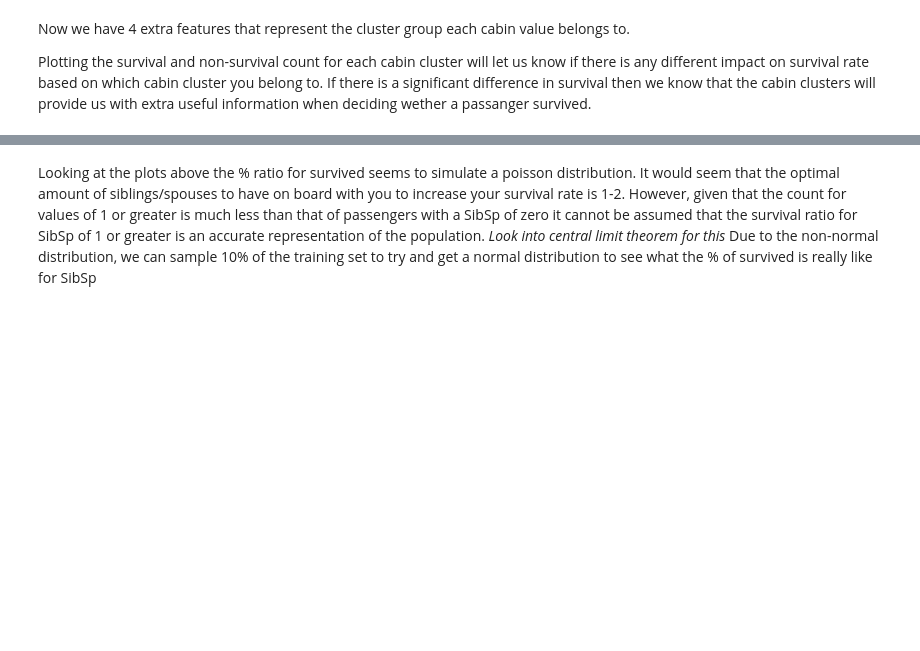
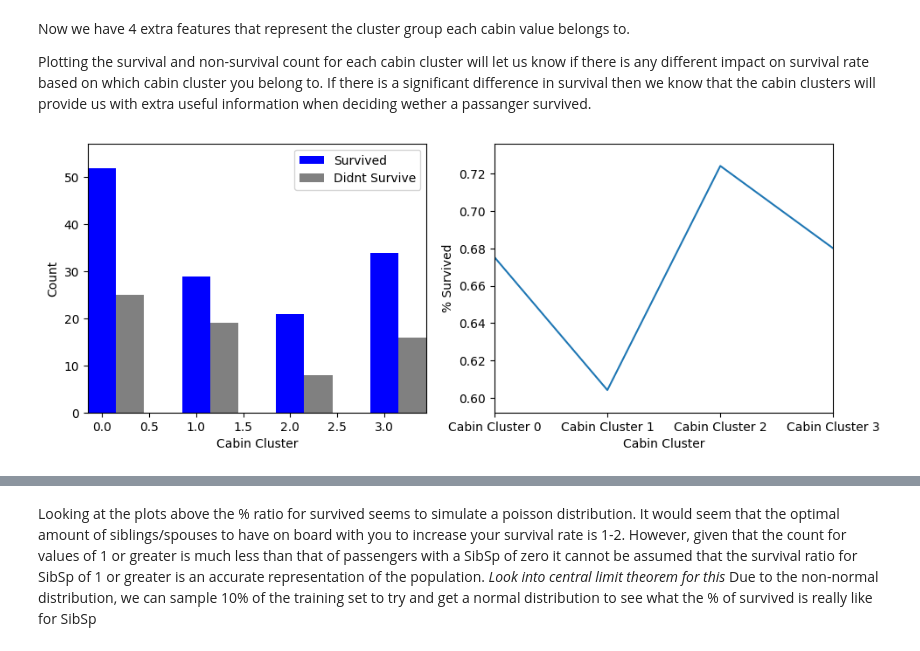
Before and after one commit to MaxymWojnowskyj/Titanic-ML-Comp, a Jupyter notebook: Titanic_NoteBook.ipynb, the cells around one changed output, grey strips where cells are left out. Saved outputs shown, nothing was run; the diff lists cells and outputs as text; code cells hidden in the pictures; blank space fills up the shorter version.

```diff
--- a/Titanic_NoteBook.ipynb
+++ b/Titanic_NoteBook.ipynb
@@ -298,2 +297,9 @@ def surv_ratio_graph(df, feature):
+# %%
+features = [f'Cabin Cluster {i}' for i in range(k)]
+feature_filters = [1]*k
+use_filt = False
+surv_ratio_graph(train, features, feature_filters, use_filt, 'Cabin Cluster')
+# %% [output]
+[figure, added]
 # %%
 #SibSp - number of siblings/spouses on board
```
Also changed, not shown: parts of 6 cells of this notebook.
